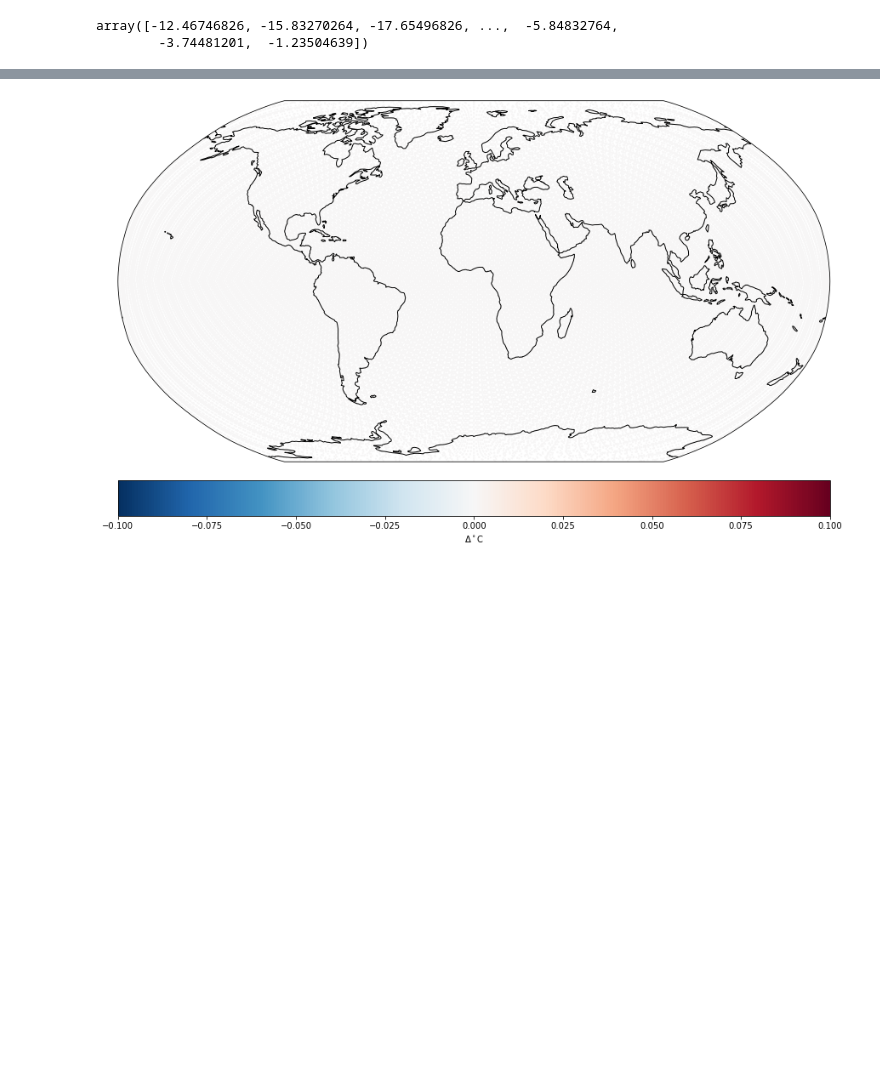
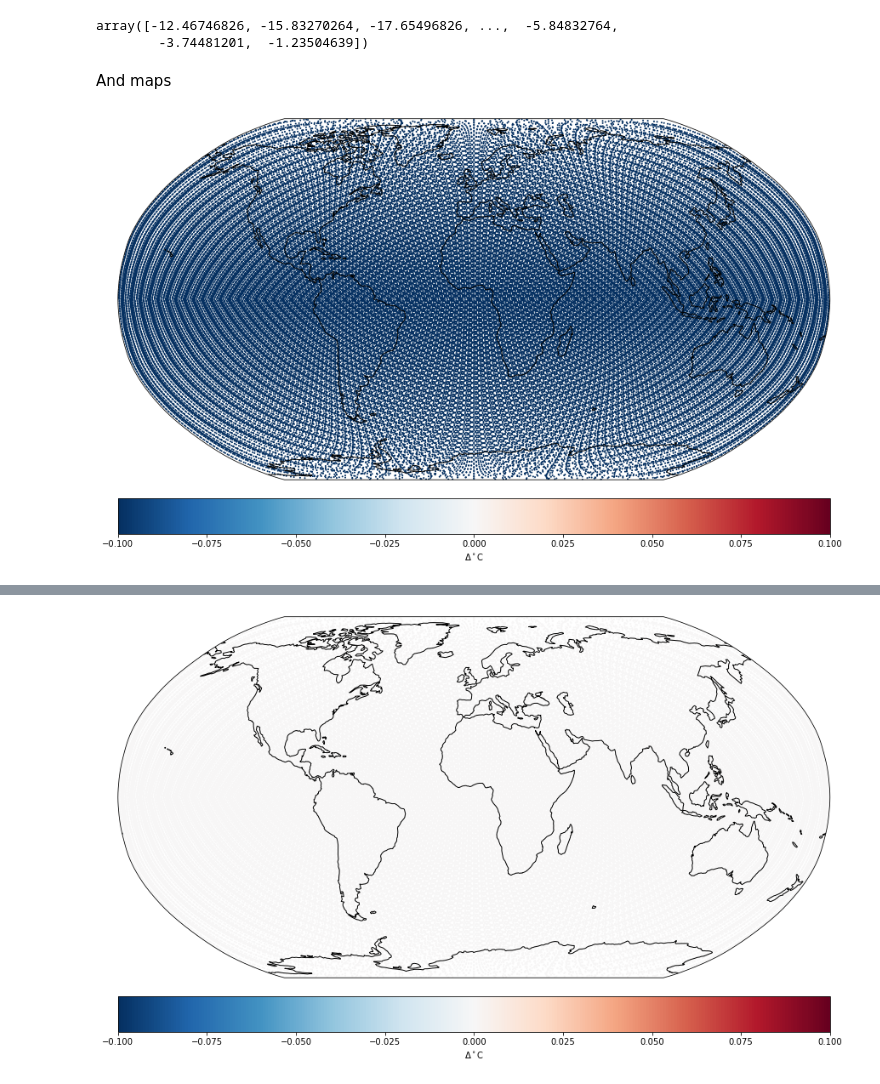
Before and after one commit to nextGEMS/nextGems_Cycle2, a Jupyter notebook: IFS/STARTHERE_IFS-concat_comparison.ipynb, the cells around one changed output, grey strips where cells are left out. Saved outputs shown, nothing was run; the diff lists cells and outputs as text; code cells hidden in the pictures; blank space fills up the shorter version.

```diff
--- a/IFS/STARTHERE_IFS-concat_comparison.ipynb
+++ b/IFS/STARTHERE_IFS-concat_comparison.ipynb
@@ -101,7 +97,27 @@ data_conc.u.isel(time=2200,level=18).values[:10000000]
 # %% [output]
 array([-12.46746826, -15.83270264, -17.65496826, ...,  -5.84832764,
         -3.74481201,  -1.23504639])
+# %% [markdown]
+And maps
 # %%
 # select a date, level, and convert to deg C
-data_sample = data.t.sel(time='2020-06-02-00:00:00',level=850.) - 273.15
-dataconc_sample = data_conc.t.sel(time='2020-06-02-00:00:00',level=850.) - 273.15
+data_sample = data.u.sel(time='2020-06-02-00:00:00',level=850.) - 273.15
+dataconc_sample = data_conc.u.sel(time='2020-06-02-00:00:00',level=850.) - 273.15
+# %%
+# sstep controls the spacing between points to plot
+sstep=64
+
+# plot using the simple scatter method:
+plt.figure(figsize=(15,10))
+# plot using Robinson projection.
+#ax = plt.axes(projection=ccrs.PlateCarree())
+ax = plt.axes(projection=ccrs.Robinson())
+ax.coastlines(resolution='110m', color='k')
+
+sc=ax.scatter(data_sample.lon[::sstep], data_sample.lat[::sstep], s=1 , c=data_sample[::sstep],cmap=cm.RdBu_r, transform=ccrs.PlateCarree(), vmin=-00.1,vmax=00.1)
+# Add colorbar
+cbar=plt.colorbar(sc,orientation='horizontal', pad=0.04)
+cbar.set_label(r'$\Delta ^\circ$C')
+#plt.clim(-20, 29.)
+# %% [output]
+[figure, added]
```
Also changed, not shown: parts of 3 cells of this notebook.
